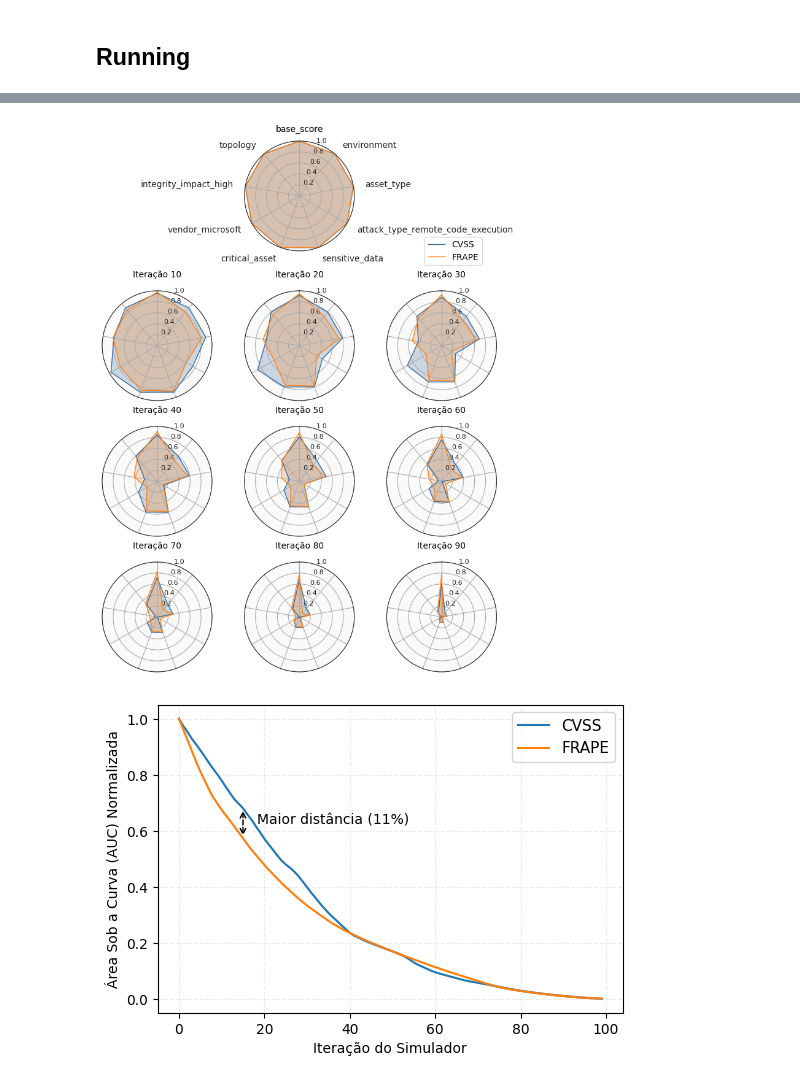
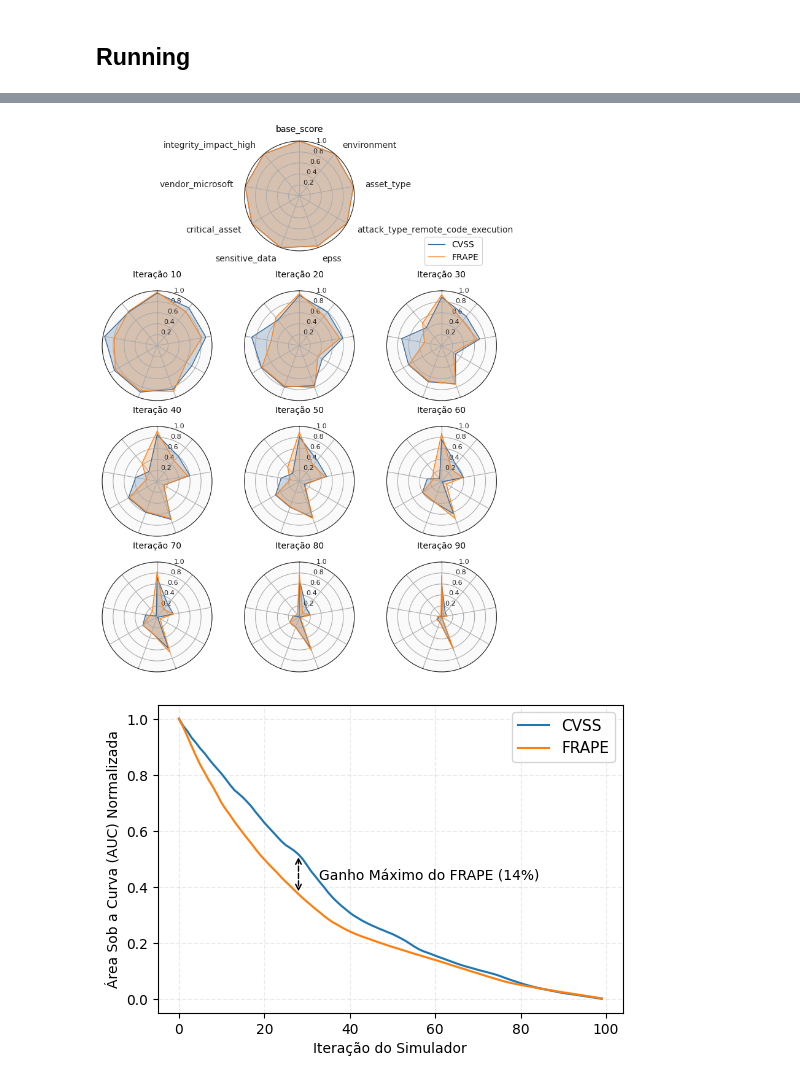
Before and after one commit to rodrigoparente/cvefixes-simulator, a Jupyter notebook: ipynb/Stats Analysis -- Radar chart.ipynb, the cells around one changed output, grey strips where cells are left out. Cells and saved outputs as stored; diff of their text form; code cells hidden in the pictures.

Commit message:
fixed some graphs

```diff
--- a/ipynb/Stats Analysis -- Radar chart.ipynb
+++ b/ipynb/Stats Analysis -- Radar chart.ipynb
@@ -222,8 +221,10 @@ def print_auc_graph(cvss_stats, frape_stats, name, text_offset=(1, 1), limit=Non
 
     # normalizing area values
 
-    cvss_area = cvss_area / max(frape_area)
-    frape_area = frape_area / max(frape_area)
+    max_values = [*cvss_area, *frape_area]
+
+    cvss_area = cvss_area / max(max_values)
+    frape_area = frape_area / max(max_values)
 
     # calculating delta values
 
@@ -239,14 +240,12 @@ def print_auc_graph(cvss_stats, frape_stats, name, text_offset=(1, 1), limit=Non
     if DRAW_TITLE:
         fig.suptitle('Evolução da Superfície de Ataque')
 
-    # auc graph
-
     if name == 'absolute':
 
         ax.plot(range(limit), cvss_area, label='CVSS')
         ax.plot(range(limit), frape_area, label='FRAPE')
 
-        ax.annotate(f'Maior distância ({round(abs(min_value) * 100)}%)',
+        ax.annotate(f'Ganho Máximo do FRAPE ({round(abs(min_value) * 100)}%)',
                     xy=(min_index, frape_area[min_index]), xycoords='data',
                     xytext=text_offset, textcoords='offset points')
 
@@ -260,17 +259,18 @@ def print_auc_graph(cvss_stats, frape_stats, name, text_offset=(1, 1), limit=Non
         ax.legend(prop={'size': 11})
         ax.grid(True, linestyle='--', alpha=.25)
 
-    elif name == 'delta':
+    if name == 'delta':
+
         ax.plot(range(limit), np.array(delta) * 100)
         ax.axhline(y=0.0, color='r', linestyle='--', linewidth=1.0)
 
         ax.set_ylabel(r'$\Delta_{AUC} = $ 100 * (FRAPE - CVSS)')
         ax.set_xlabel('Iteração do Simulador')
 
+        ax.grid(True, linestyle='--', alpha=.25)
+
     if SAVE_FIG:
-        plt.savefig(f'{OUTPUT_FIG}/{name}-auc-graph.pdf', bbox_inches='tight', dpi=1200)
-
-    ax.grid(True, linestyle='--', alpha=.25)
+        plt.savefig(f'{OUTPUT_FIG}/{PREFIX}-{name}-auc-graph.pdf', bbox_inches='tight', dpi=1200)
 
     plt.show()
 # %%
@@ -407,7 +407,8 @@ feature_importances_std = feature_importances.std()
 feature_importances = feature_importances.mean()
 
 feature_importances.drop(labels=['cve_published_date', 'exploit_published_date',
-                                 'epss', 'attack_type_none'], inplace=True)
+                                 'vendor_other', 'attack_type_none'], inplace=True)
+
 
 feature_importances = feature_importances.sort_values(ascending=False).head(9)
 feature_importance_names = feature_importances.index.tolist()
@@ -426,8 +427,8 @@ print_feature_importances(feature_importances, feature_importance_names, feature
 # %%
 print_polar_graphs(cvss_abs_values, frape_abs_values)
 # %% [output]
-[figure, old version]
+[figure, new version]
 # %%
-print_auc_graph(cvss_abs_values, frape_abs_values, 'absolute', text_offset=(10, 10))
+print_auc_graph(cvss_abs_values, frape_abs_values, 'absolute', text_offset=(15, 10))
 # %% [output]
-[figure, old version]
+[figure, new version]
```
Also changed, not shown: parts of 10 cells of this notebook, 1 other file.
